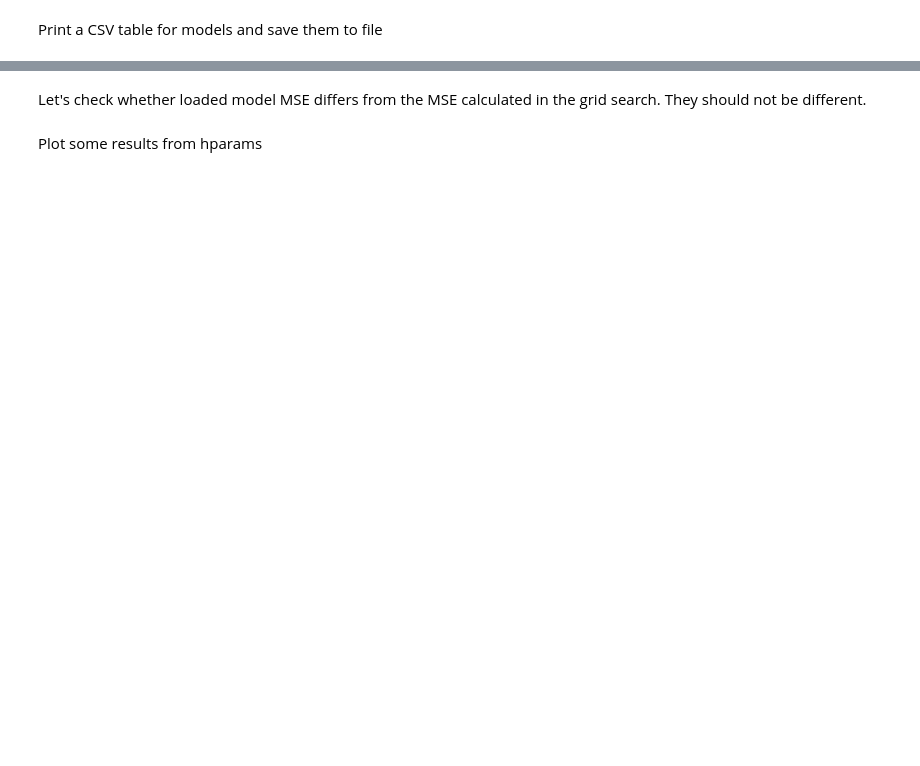
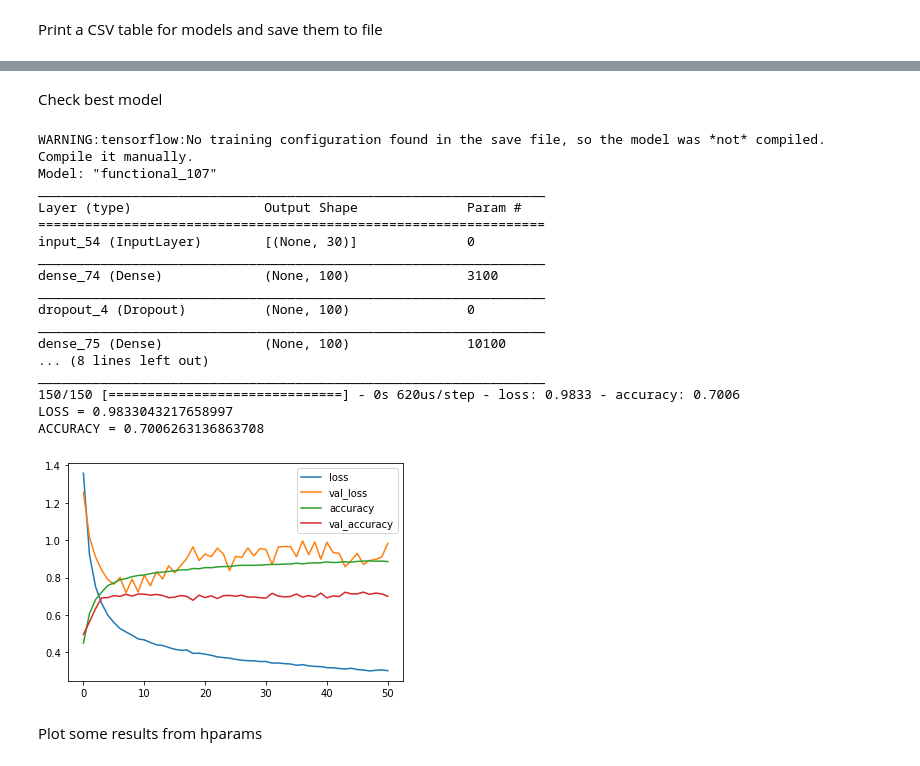
Before and after one commit to lparolari/har, a Jupyter notebook: autoencoder_gridsearch.ipynb, the cells around one changed output, grey strips where cells are left out. Saved outputs shown, nothing was run; the diff lists cells and outputs as text; code cells hidden in the pictures; blank space fills up the shorter version.

```diff
--- a/autoencoder_gridsearch.ipynb
+++ b/autoencoder_gridsearch.ipynb
@@ -468,13 +539,11 @@ def build_nn(code_size):
 
     return tf.keras.Model(inputs=inputs, outputs=outputs)
 
-filepath = f'models/encoder_oit_cs48-bs128.h5'
-encoder = tf.keras.models.load_model(filepath)
 
 codes_train = encoder.predict(X_train)
 codes_test = encoder.predict(X_test)
 
-nn_model = build_nn(48)
+nn_model = build_nn(CODE_SIZE)
 
 adam_optimizer = tf.keras.optimizers.Adam()
 loss_funct = tf.keras.losses.CategoricalCrossentropy()
@@ -721,5 +790,74 @@ i,mse,hparams,filepath
-# %% [markdown]
-Let's check whether loaded model MSE differs from the MSE calculated in the grid search. They should not be different.
+# %% [markdown]
+Check best model
+# %%
+def test_best_model(best_filename):
+
+    def build_nn(code_size):
+        inputs = tf.keras.Input((code_size,))
+        X = inputs
+        X = layers.Dense(100, activation="relu")(X)
+        X = layers.Dropout(0.1)(X)
+        X = layers.Dense(100, activation="relu")(X)
+        X = layers.Dropout(0.1)(X)
+        X = layers.Dense(num_classes, activation="softmax")(X)
+        outputs = X
+
+        return tf.keras.Model(inputs=inputs, outputs=outputs)
+
+    encoder = tf.keras.models.load_model(best_filename)
+    encoder.compile(optimizer="adam", loss="mse")
+
+    codes_train = encoder.predict(X_train)
+    codes_test = encoder.predict(X_test)
+
+    nn_model = build_nn(30)
+
+    adam_optimizer = tf.keras.optimizers.Adam()
+    loss_funct = tf.keras.losses.CategoricalCrossentropy()
+
+    early_stopping_callback = tf.keras.callbacks.EarlyStopping(monitor='loss', patience=3)
+    callbacks = [early_stopping_callback]
+
+    nn_model.compile(optimizer=adam_optimizer, loss=loss_funct, metrics=["accuracy"])
+    nn_model.summary()
+
+    history = nn_model.fit(x=codes_train, y=y_train_hot,
+        epochs=100,
+        validation_data=(codes_test, y_test_hot),
+        batch_size=128,
+        callbacks=callbacks,
+        verbose=0)
+
+    from sklearn.metrics import accuracy_score
+
+    loss, accuracy = nn_model.evaluate(codes_test, y_test_hot)
+
+    print("LOSS =", loss)
+    print("ACCURACY =", accuracy)
+
+    show_loss(history)
+
+
+test_best_model("./models/encoder_oit_allpos_cs30-bs128.h5")
+# %% [output]
+WARNING:tensorflow:No training configuration found in the save file, so the model was *not* compiled. Compile it manually.
+Model: "functional_107"
+_________________________________________________________________
+Layer (type)                 Output Shape              Param #
+=================================================================
+input_54 (InputLayer)        [(None, 30)]              0
+_________________________________________________________________
+dense_74 (Dense)             (None, 100)               3100
+_________________________________________________________________
+dropout_4 (Dropout)          (None, 100)               0
+_________________________________________________________________
+dense_75 (Dense)             (None, 100)               10100
+... (8 lines left out)
+_________________________________________________________________
+150/150 [==============================] - 0s 620us/step - loss: 0.9833 - accuracy: 0.7006
+LOSS = 0.9833043217658997
+ACCURACY = 0.7006263136863708
+[figure, added]
 # %% [markdown]
 Plot some results from hparams
 # %%
```
Also changed, not shown: parts of 43 cells of this notebook.
